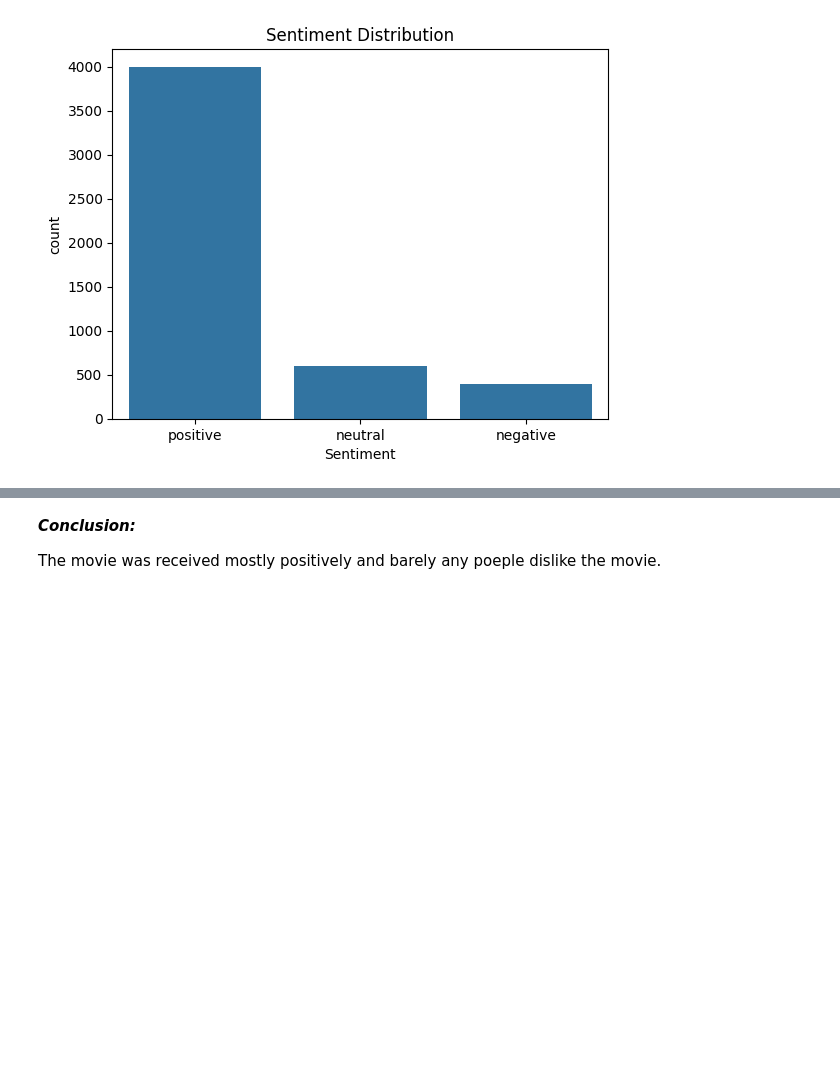
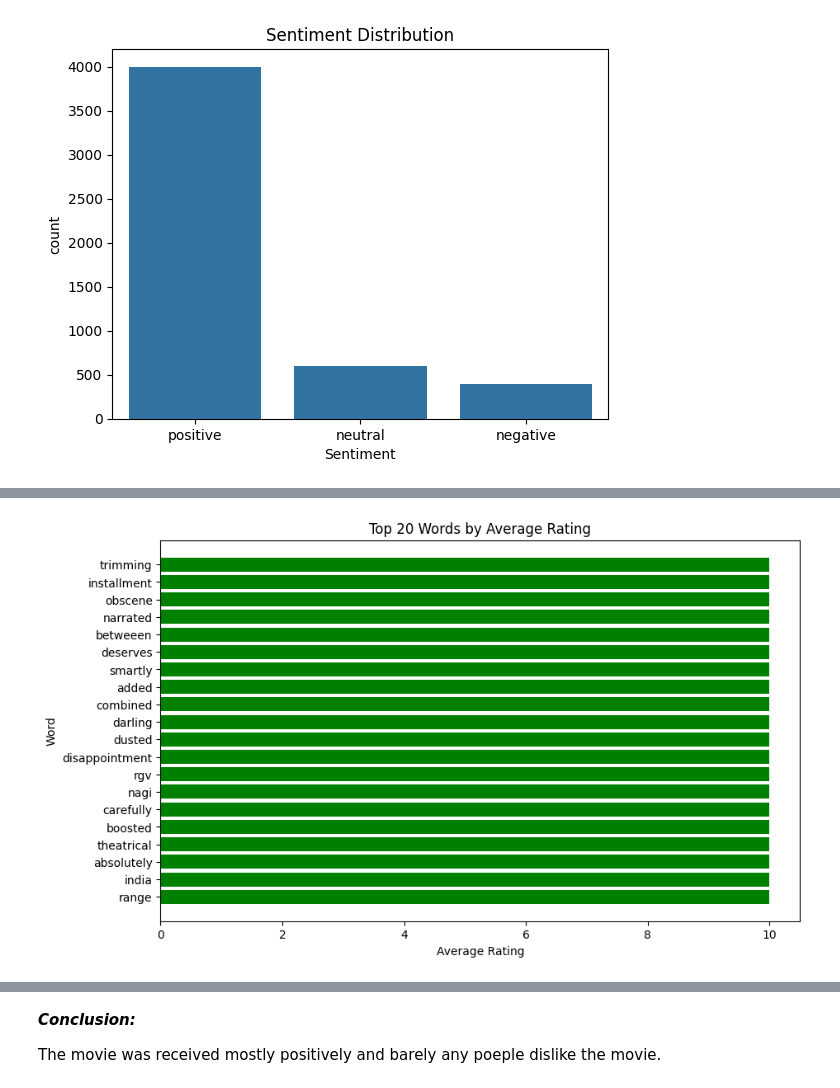
Before and after one commit to himanshutiwari2005/CANTILEVER, a Jupyter notebook: Task-1/EDA.ipynb, the cells around one changed output, grey strips where cells are left out. Saved outputs shown, nothing was run; the diff lists cells and outputs as text; code cells hidden in the pictures; blank space fills up the shorter version.

```diff
--- a/Task-1/EDA.ipynb
+++ b/Task-1/EDA.ipynb
@@ -144,0 +152,25 @@ plt.show()
+# %%
+for tokens, rating in zip(df["Tokens"], df["Ratings"]):
+    for word in set(tokens):
+        word_ratings[word].append(rating)
+# %%
+word_avg_rating = {
+    word: np.mean(ratings)
+    for word, ratings in word_ratings.items()
+    if len(ratings) > 1
+}
+# %%
+word_rating_df = pd.DataFrame(list(word_avg_rating.items()), columns=["Word", "Average_Rating"])
+# %%
+top_words = word_rating_df.sort_values(by="Average_Rating", ascending=False).head(20)
+bottom_words = word_rating_df.sort_values(by="Average_Rating", ascending=True).head(20)
+# %%
+plt.figure(figsize=(10,6))
+plt.barh(top_words["Word"], top_words["Average_Rating"], color="green")
+plt.xlabel("Average Rating")
+plt.ylabel("Word")
+plt.title("Top 20 Words by Average Rating")
+plt.gca().invert_yaxis()
+plt.show()
+# %% [output]
+[figure, added]
```
Also changed, not shown: parts of 5 cells of this notebook, 1 other file.
